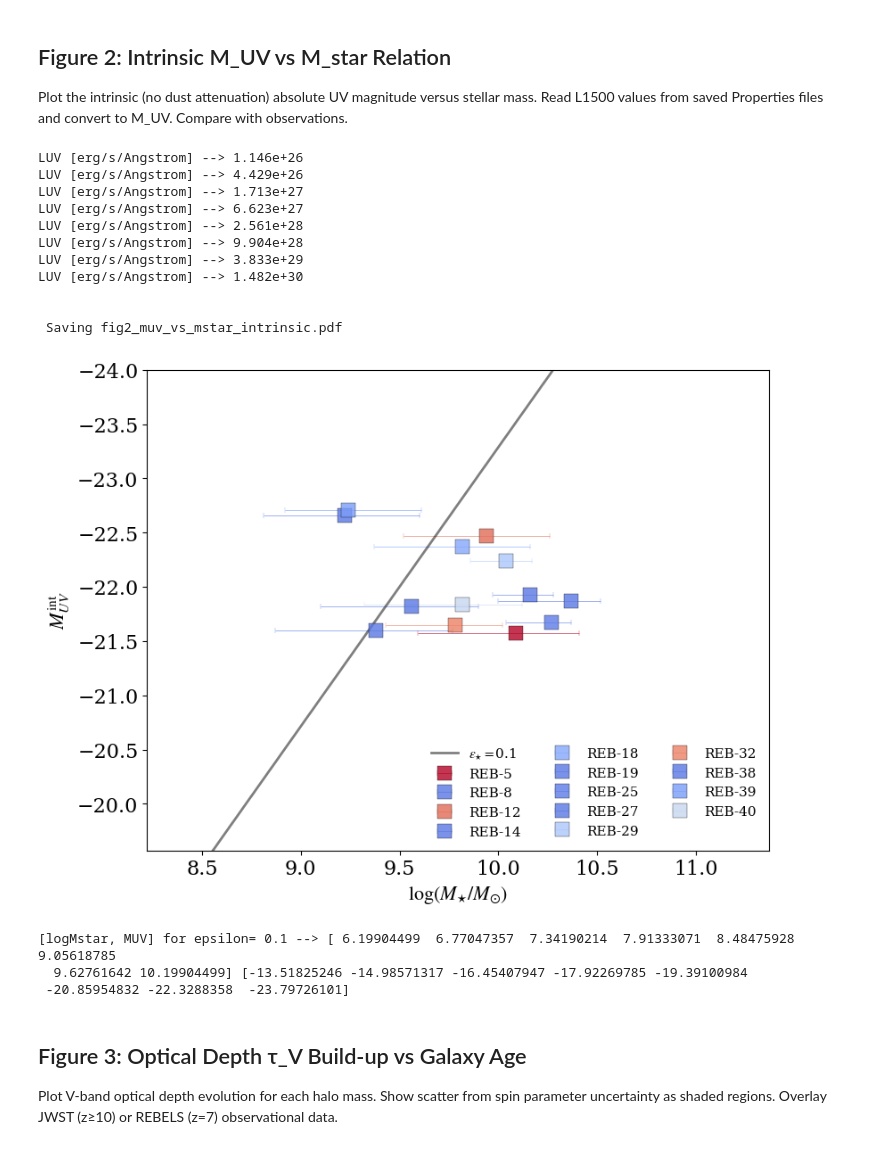
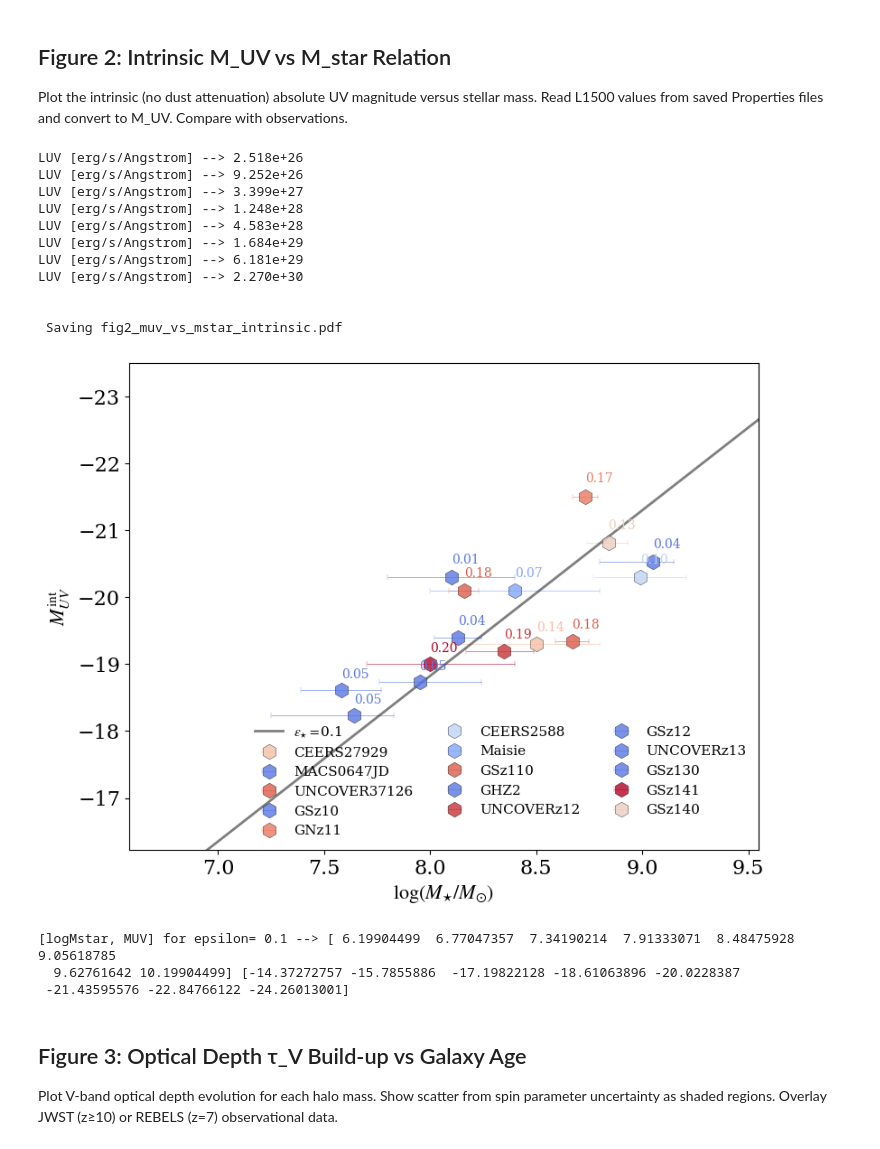
Before and after one commit to LauraSommovigo/dust_JWST_highz, a Jupyter notebook: notebooks/main.ipynb, the cells around one changed output. Cells and saved outputs as stored; diff of their text form; code cells hidden in the pictures.

```diff
--- a/notebooks/main.ipynb
+++ b/notebooks/main.ipynb
@@ -402,7 +405,7 @@ Set key parameters for the SAM:
 # Model parameters
 
 
-redshift = 7  # Target redshift
+redshift = 10  # Target redshift (7,10,14)
 OUTPUT_DIR = (OUTPUT_DIR / f"z{int(redshift)}").resolve()
 OUTPUT_DIR.mkdir(parents=True, exist_ok=True)
 Mh_array = np.logspace(8, 12, 8)  # Halo mass range (same as Yung+23)
@@ -799,46 +802,46 @@ ax.plot(
     color="black",
     lw=2.0,
 )
 
 ax.set_ylabel("$M_{UV}^{\\rm int}$")
 ax.set_xlabel("$\\log (M_{\\star}/M_{\\odot})$")
 ax.legend(fontsize=11, loc="lower right", ncols=3, frameon=False)
 if redshift >= 10:
     _obs_muv2 = jwst_plot["MUV"].dropna().values
 elif redshift == 7:
     _obs_muv2 = rebels["MUV"].dropna().values
 else:
     _obs_muv2 = l1500_to_muv_conv(LUV_z10)
 _muv_model2 = l1500_to_muv_conv(_LUV_plot2)
 ax.set_ylim(np.nanmax(_obs_muv2) + 2, max(np.nanmin(_obs_muv2) - 2, -24))
 if redshift >= 10:
     _obs_ms2 = jwst_plot["log_Mstar"].dropna().values
 elif redshift == 7:
     _obs_ms2 = rebels["log_Mstar"].dropna().values
 else:
     _obs_ms2 = np.log10(Mstar_array)
-ax.set_xlim(_obs_ms2.min() - 1, _obs_ms2.max() + 1)
+ax.set_xlim(_obs_ms2.min() - 1., _obs_ms2.max() + 0.5)
 print("\n\n Saving fig2_muv_vs_mstar_intrinsic.pdf")
 fig.savefig(OUTPUT_DIR / "fig2_muv_vs_mstar_intrinsic.pdf", bbox_inches="tight")
 plt.show()
 
 print("[logMstar, MUV] for epsilon=", str(epsilon), "-->", str(np.log10(Mstar_array)), str(l1500_to_muv_conv(LUV_z10)))
 # %% [output]
-LUV [erg/s/Angstrom] --> 1.146e+26
-LUV [erg/s/Angstrom] --> 4.429e+26
-LUV [erg/s/Angstrom] --> 1.713e+27
-LUV [erg/s/Angstrom] --> 6.623e+27
-LUV [erg/s/Angstrom] --> 2.561e+28
-LUV [erg/s/Angstrom] --> 9.904e+28
-LUV [erg/s/Angstrom] --> 3.833e+29
-LUV [erg/s/Angstrom] --> 1.482e+30
+LUV [erg/s/Angstrom] --> 2.518e+26
+LUV [erg/s/Angstrom] --> 9.252e+26
+LUV [erg/s/Angstrom] --> 3.399e+27
+LUV [erg/s/Angstrom] --> 1.248e+28
+LUV [erg/s/Angstrom] --> 4.583e+28
+LUV [erg/s/Angstrom] --> 1.684e+29
+LUV [erg/s/Angstrom] --> 6.181e+29
+LUV [erg/s/Angstrom] --> 2.270e+30
 
 
  Saving fig2_muv_vs_mstar_intrinsic.pdf
-[figure, old version]
+[figure, new version]
 [logMstar, MUV] for epsilon= 0.1 --> [ 6.19904499  6.77047357  7.34190214  7.91333071  8.48475928  9.05618785
-  9.62761642 10.19904499] [-13.51825246 -14.98571317 -16.45407947 -17.92269785 -19.39100984
- -20.85954832 -22.3288358  -23.79726101]
+  9.62761642 10.19904499] [-14.37272757 -15.7855886  -17.19822128 -18.61063896 -20.0228387
+ -21.43595576 -22.84766122 -24.26013001]
 # %% [markdown]
 ## Figure 3: Optical Depth τ_V Build-up vs Galaxy Age
 
```
Also changed, not shown: parts of 13 cells of this notebook, 6 other files.
